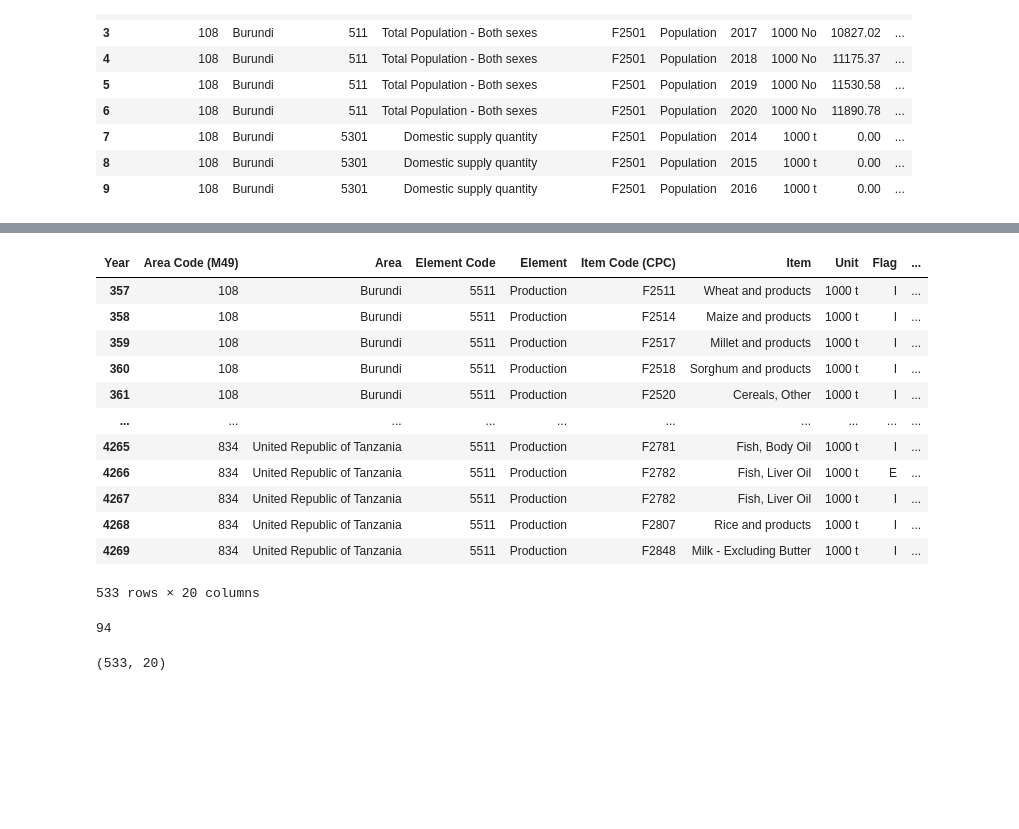
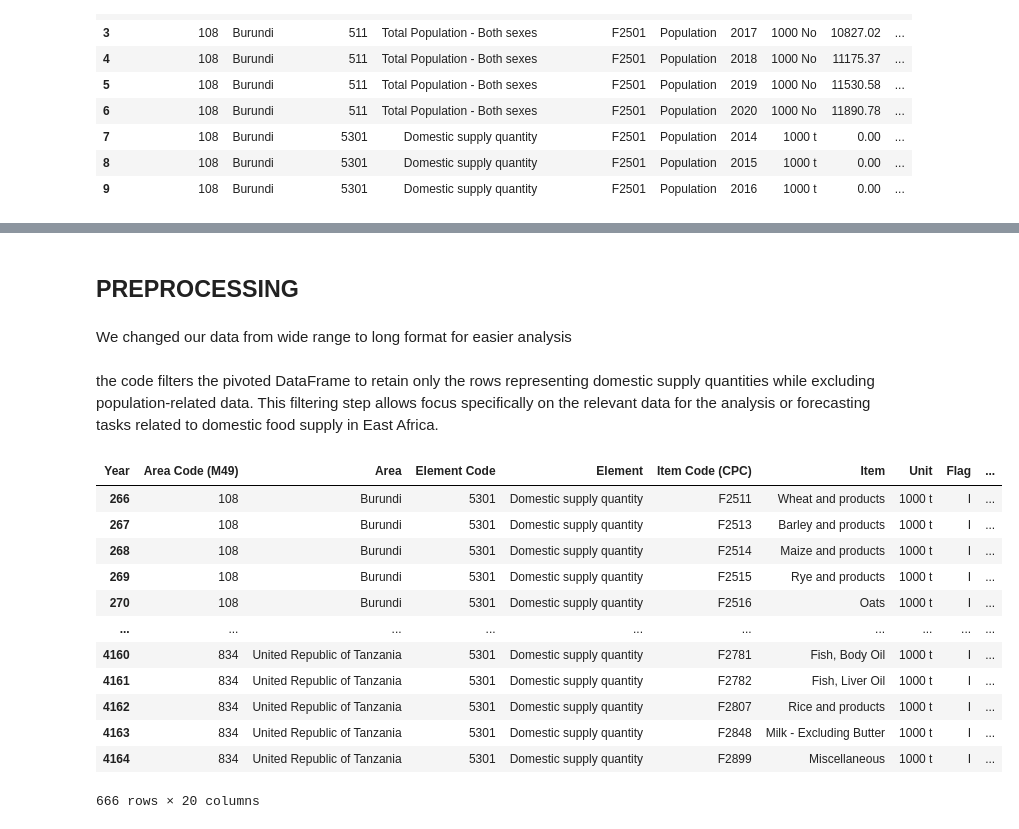
Before and after one commit to Muramati/FAOStat-Dataset-Time-Series, a Jupyter notebook: faostat.ipynb, the cells around one changed output, grey strips where cells are left out. Drawn from its saved outputs; the diff is of its cells as text; code cells hidden in the pictures; blank space fills up the shorter version.

```diff
--- a/faostat.ipynb
+++ b/faostat.ipynb
@@ -132,0 +337,3 @@ pivot_df
+# %%
+# filling the missing values with 0
+pivot_filled = pivot_df.fillna(0)
@@ -133,29 +667,27 @@ pivot_df
+# %% [markdown]
+## PREPROCESSING
+# %% [markdown]
+We changed our data from wide range to long format for easier analysis
+# %% [markdown]
+the code filters the pivoted DataFrame to retain only the rows representing domestic supply quantities while excluding population-related data. This filtering step allows focus specifically on the relevant data for the analysis or forecasting tasks related to domestic food supply in East Africa.
 # %%
 # Filter the dataframe
-filtered_df = pivot_df[(pivot_df['Element'].str.contains('Production'))
-                 & (pivot_df['Item'] != 'Population')]
+filtered_df = pivot_filled[(pivot_filled['Element'].str.contains('Domestic supply quantity'))
+                 & (pivot_filled['Item'] != 'Population')]
 
 # Print the filtered dataframe
 filtered_df
 # %% [output]
 | Year | Area Code (M49) | Area | Element Code | Element | Item Code (CPC) | Item | Unit | Flag | ... |
-| 357 | 108 | Burundi | 5511 | Production | F2511 | Wheat and products | 1000 t | I | ... |
-| 358 | 108 | Burundi | 5511 | Production | F2514 | Maize and products | 1000 t | I | ... |
-| 359 | 108 | Burundi | 5511 | Production | F2517 | Millet and products | 1000 t | I | ... |
-| 360 | 108 | Burundi | 5511 | Production | F2518 | Sorghum and products | 1000 t | I | ... |
-| 361 | 108 | Burundi | 5511 | Production | F2520 | Cereals, Other | 1000 t | I | ... |
+| 266 | 108 | Burundi | 5301 | Domestic supply quantity | F2511 | Wheat and products | 1000 t | I | ... |
+| 267 | 108 | Burundi | 5301 | Domestic supply quantity | F2513 | Barley and products | 1000 t | I | ... |
+| 268 | 108 | Burundi | 5301 | Domestic supply quantity | F2514 | Maize and products | 1000 t | I | ... |
+| 269 | 108 | Burundi | 5301 | Domestic supply quantity | F2515 | Rye and products | 1000 t | I | ... |
+| 270 | 108 | Burundi | 5301 | Domestic supply quantity | F2516 | Oats | 1000 t | I | ... |
 | ... | ... | ... | ... | ... | ... | ... | ... | ... | ... |
-| 4265 | 834 | United Republic of Tanzania | 5511 | Production | F2781 | Fish, Body Oil | 1000 t | I | ... |
-| 4266 | 834 | United Republic of Tanzania | 5511 | Production | F2782 | Fish, Liver Oil | 1000 t | E | ... |
-| 4267 | 834 | United Republic of Tanzania | 5511 | Production | F2782 | Fish, Liver Oil | 1000 t | I | ... |
-| 4268 | 834 | United Republic of Tanzania | 5511 | Production | F2807 | Rice and products | 1000 t | I | ... |
-| 4269 | 834 | United Republic of Tanzania | 5511 | Production | F2848 | Milk - Excluding Butter | 1000 t | I | ... |
+| 4160 | 834 | United Republic of Tanzania | 5301 | Domestic supply quantity | F2781 | Fish, Body Oil | 1000 t | I | ... |
+| 4161 | 834 | United Republic of Tanzania | 5301 | Domestic supply quantity | F2782 | Fish, Liver Oil | 1000 t | I | ... |
+| 4162 | 834 | United Republic of Tanzania | 5301 | Domestic supply quantity | F2807 | Rice and products | 1000 t | I | ... |
+| 4163 | 834 | United Republic of Tanzania | 5301 | Domestic supply quantity | F2848 | Milk - Excluding Butter | 1000 t | I | ... |
+| 4164 | 834 | United Republic of Tanzania | 5301 | Domestic supply quantity | F2899 | Miscellaneous | 1000 t | I | ... |
-533 rows × 20 columns
+666 rows × 20 columns
-# %%
-filtered_df["Item"].nunique()
-# %% [output]
-94
-# %%
-filtered_df.shape
-# %% [output]
-(533, 20)
```
Also changed, not shown: parts of 65 cells of this notebook.
